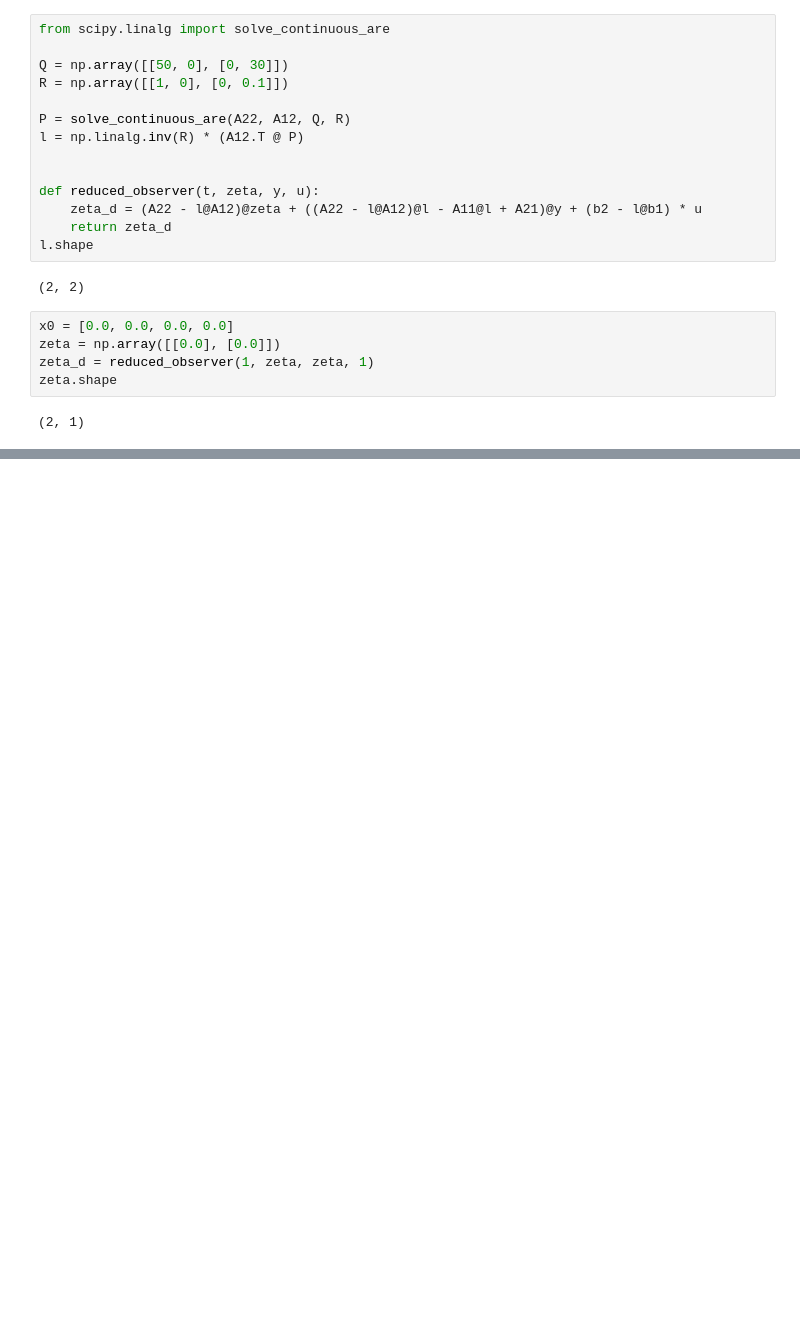
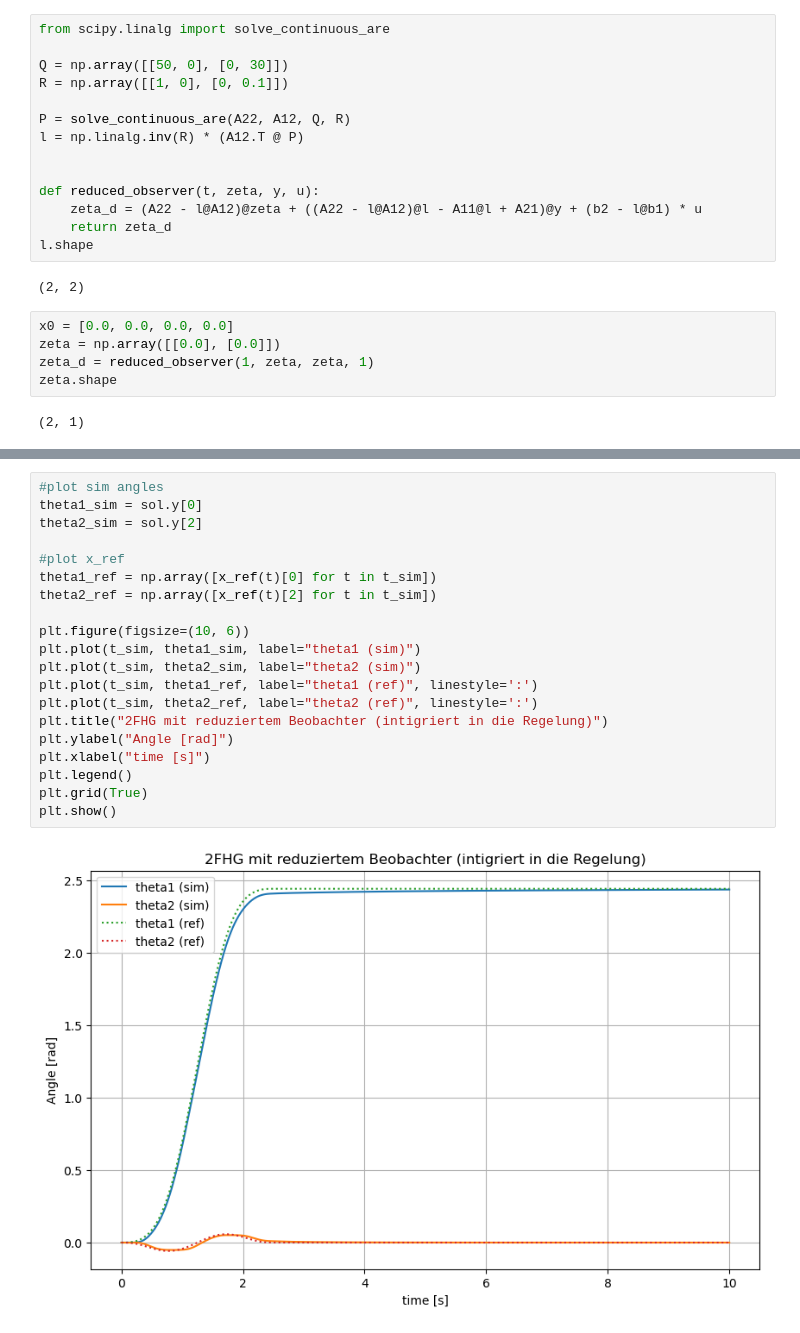
Before and after one commit to Martin-Pu/ACLabor, a Jupyter notebook: simon_test_area/3_9_u_3_10.ipynb, the cells around one changed output, grey strips where cells are left out. Cells and saved outputs as stored; diff of their text form; blank space fills up the shorter version.

```diff
--- a/simon_test_area/3_9_u_3_10.ipynb
+++ b/simon_test_area/3_9_u_3_10.ipynb
@@ -420,0 +447,22 @@ t_sim.shape
+# %%
+#plot sim angles
+theta1_sim = sol.y[0]
+theta2_sim = sol.y[2]
+
+#plot x_ref
+theta1_ref = np.array([x_ref(t)[0] for t in t_sim])
+theta2_ref = np.array([x_ref(t)[2] for t in t_sim])
+
+plt.figure(figsize=(10, 6))
+plt.plot(t_sim, theta1_sim, label="theta1 (sim)")
+plt.plot(t_sim, theta2_sim, label="theta2 (sim)")
+plt.plot(t_sim, theta1_ref, label="theta1 (ref)", linestyle=':')
+plt.plot(t_sim, theta2_ref, label="theta2 (ref)", linestyle=':')
+plt.title("2FHG mit reduziertem Beobachter (intigriert in die Regelung)")
+plt.ylabel("Angle [rad]")
+plt.xlabel("time [s]")
+plt.legend()
+plt.grid(True)
+plt.show()
+# %% [output]
+[figure, added]
```
Also changed, not shown: parts of 18 cells of this notebook.
